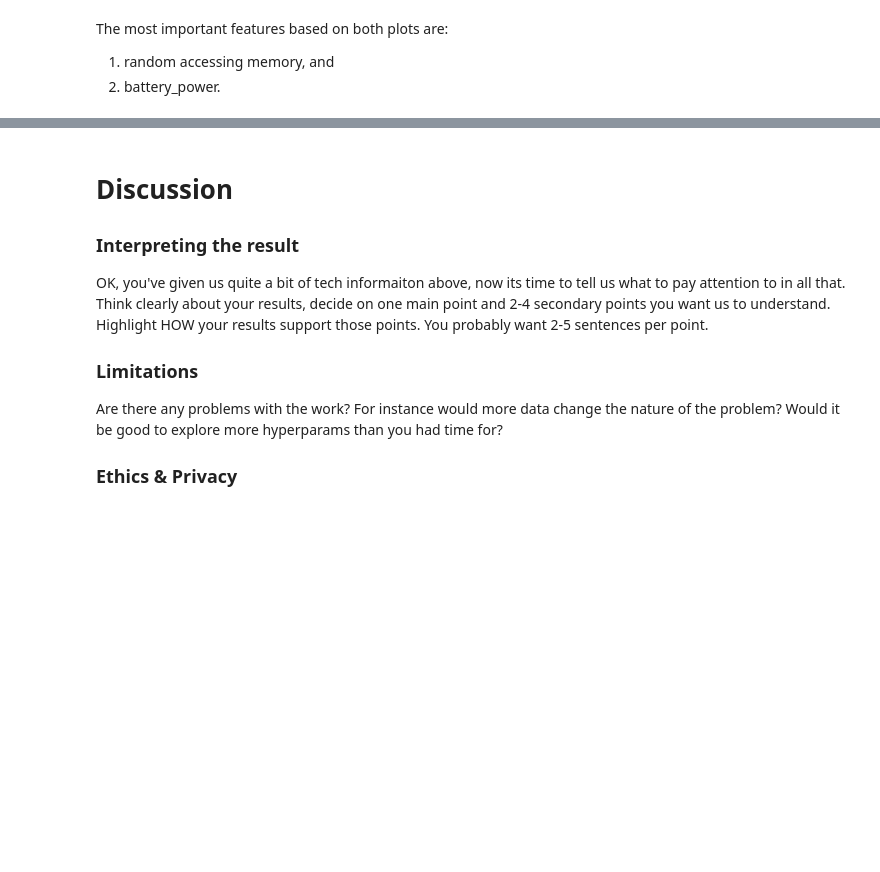
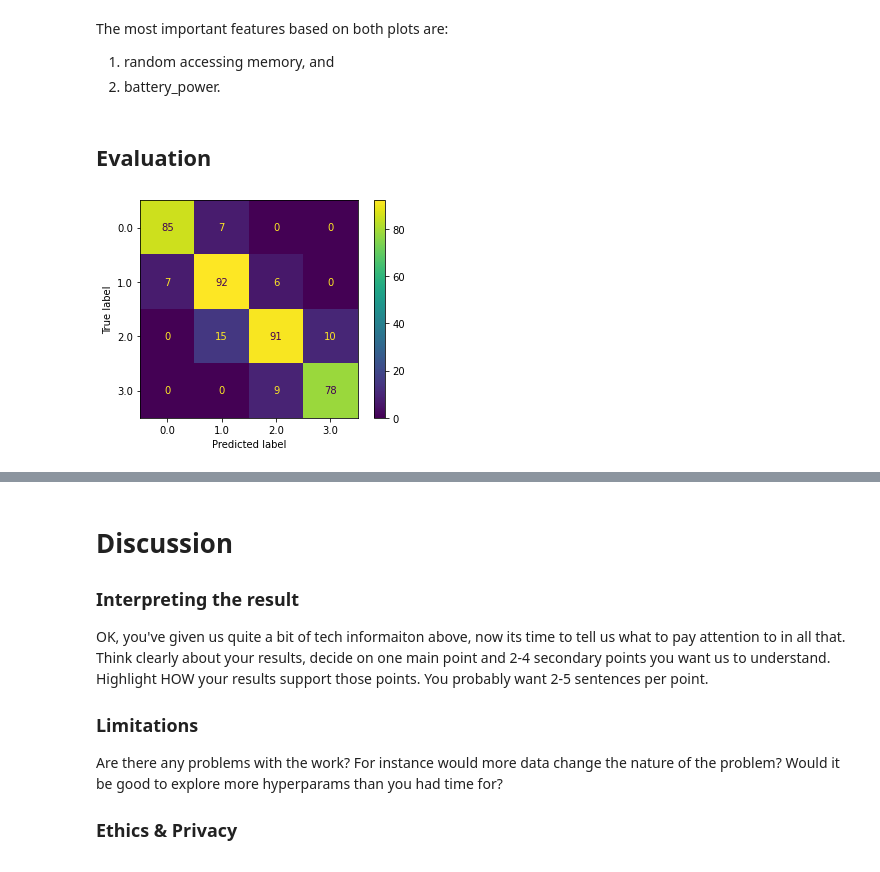
Before and after one commit to COGS118A/Group001-SP23, a Jupyter notebook: FinalProject_Group001-SP23.ipynb, the cells around one changed output, grey strips where cells are left out. Drawn from its saved outputs; the diff is of its cells as text; code cells hidden in the pictures; blank space fills up the shorter version.

```diff
--- a/FinalProject_Group001-SP23.ipynb
+++ b/FinalProject_Group001-SP23.ipynb
@@ -203,3 +278,12 @@ The most important features based on both plots are:
 #       4) consider strategies that make the training process less biased toward continuous variables (like RAM)
 #       5) copy-and-paste sections from proposal to here [DONE]
 #       6) show some decision trees of the best parameters [DONE]
+# %% [markdown]
+## Evaluation
+# %%
+disp = plot_confusion_matrix(best_model, X_test, y_test)
+plt.show()  # To display the confusion matrix
+
+cm = disp.confusion_matrix  # This is how you can access the confusion matrix
+# %% [output]
+[figure, added]
```
Also changed, not shown: parts of 9 cells of this notebook.
